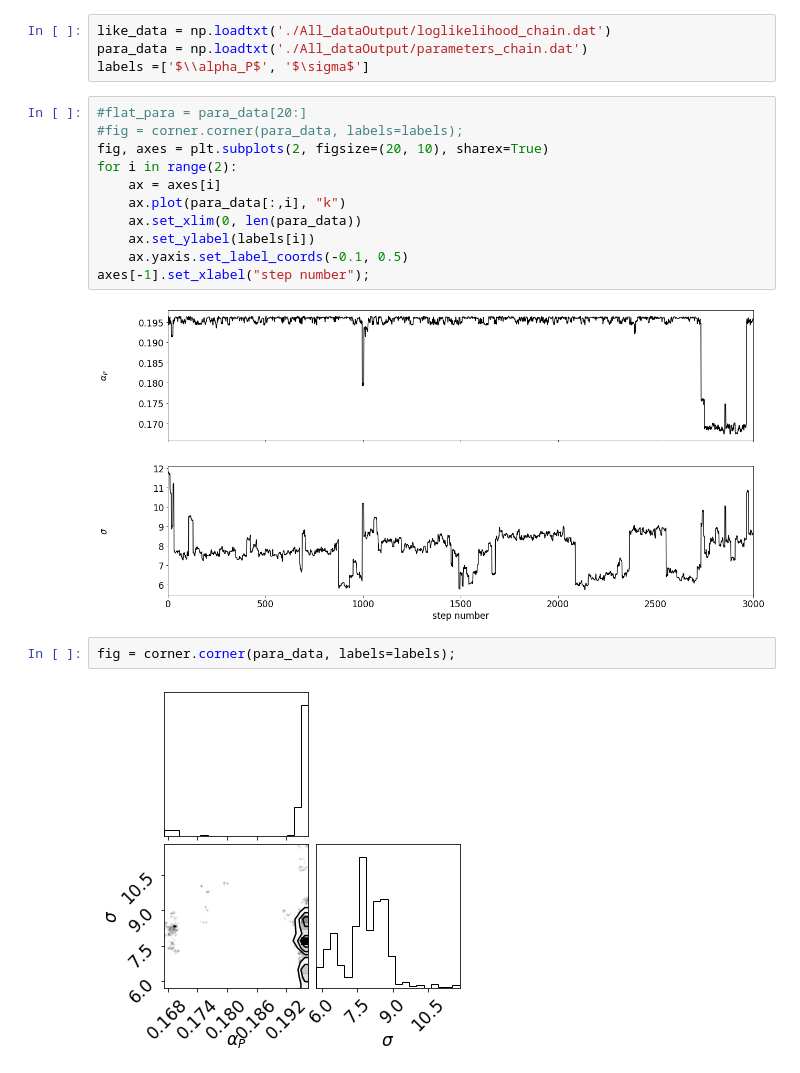
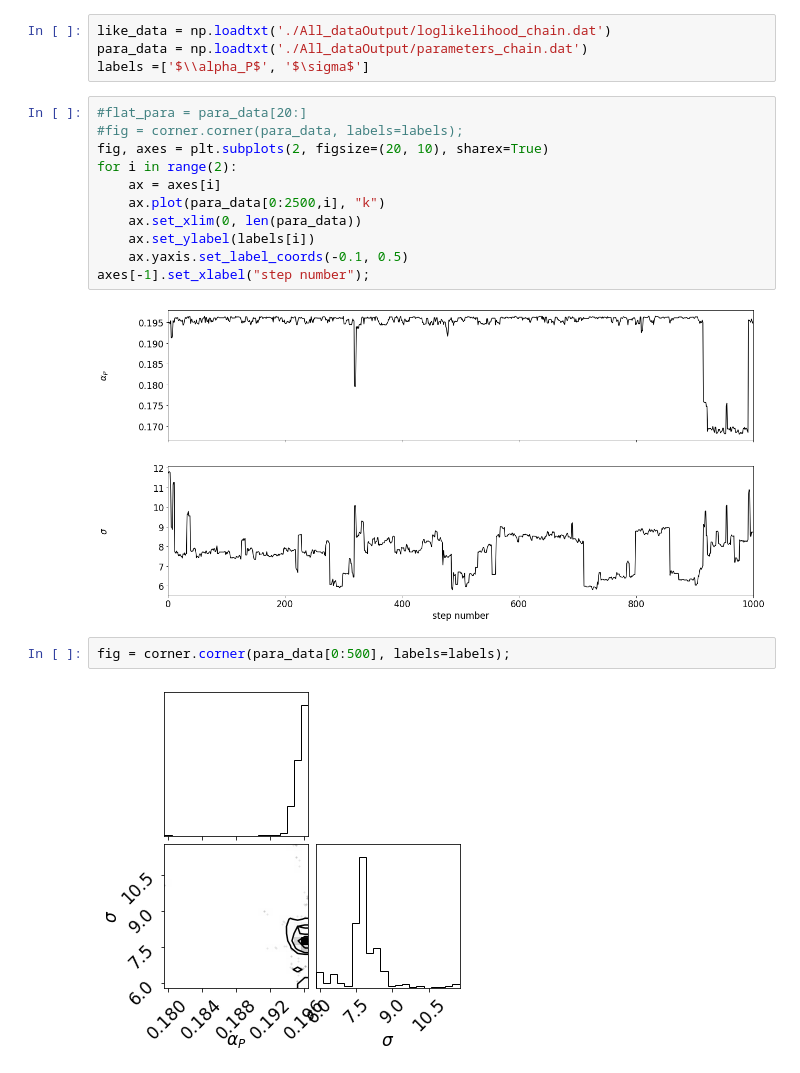
Before and after one commit to Ernesto-Lima/GiantABM, a Jupyter notebook: process_output.ipynb, the cells around one changed output. Cells and saved outputs as stored; diff of their text form.

```diff
--- a/process_output.ipynb
+++ b/process_output.ipynb
@@ -13,20 +13,20 @@ labels =['$\\alpha_P$', '$\sigma$']
 # %%
 #flat_para = para_data[20:]
 #fig = corner.corner(para_data, labels=labels);
 fig, axes = plt.subplots(2, figsize=(20, 10), sharex=True)
 for i in range(2):
     ax = axes[i]
-    ax.plot(para_data[:,i], "k")
+    ax.plot(para_data[0:2500,i], "k")
     ax.set_xlim(0, len(para_data))
     ax.set_ylabel(labels[i])
     ax.yaxis.set_label_coords(-0.1, 0.5)
 axes[-1].set_xlabel("step number");
 # %% [output]
-[figure, old version]
+[figure, new version]
 # %%
-fig = corner.corner(para_data, labels=labels);
+fig = corner.corner(para_data[0:500], labels=labels);
 # %% [output]
-[figure, old version]
+[figure, new version]
 # %%
 queso = para_data
 value2 = np.median(queso, axis=0)
```
Also changed, not shown: parts of 2 cells of this notebook, 18 other files.
